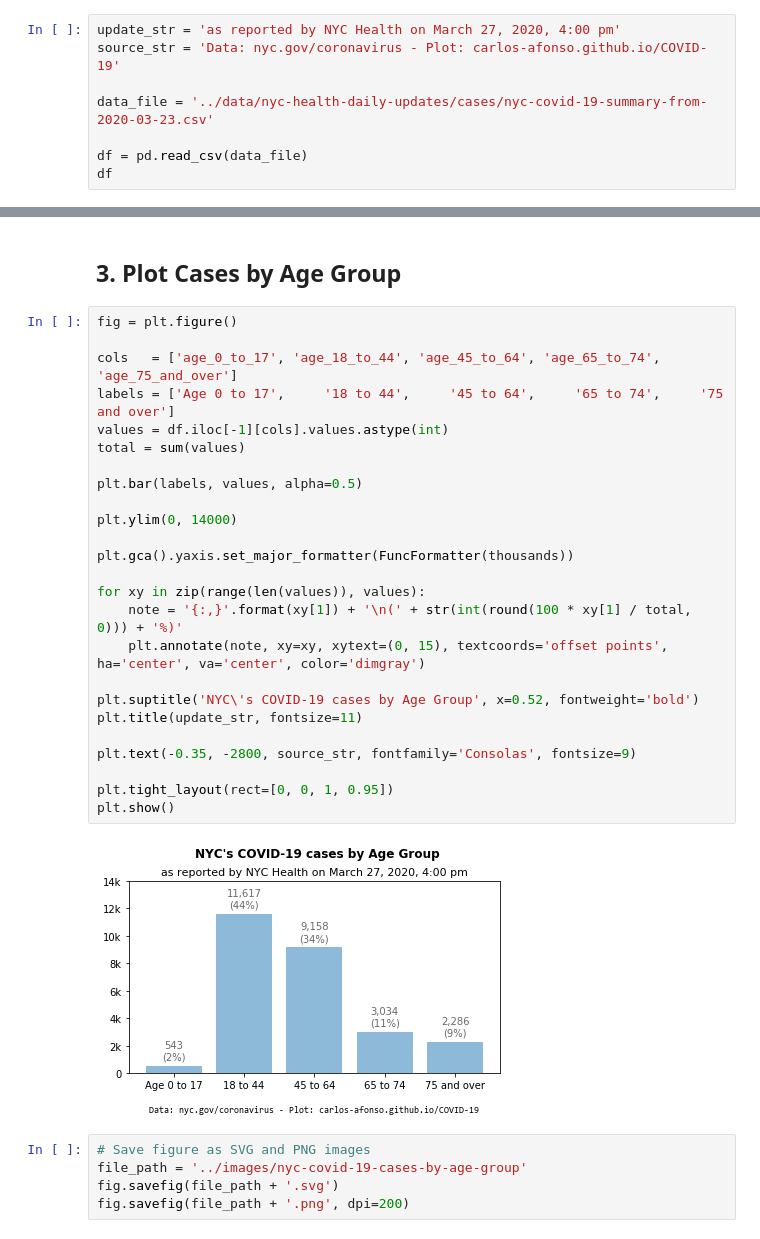
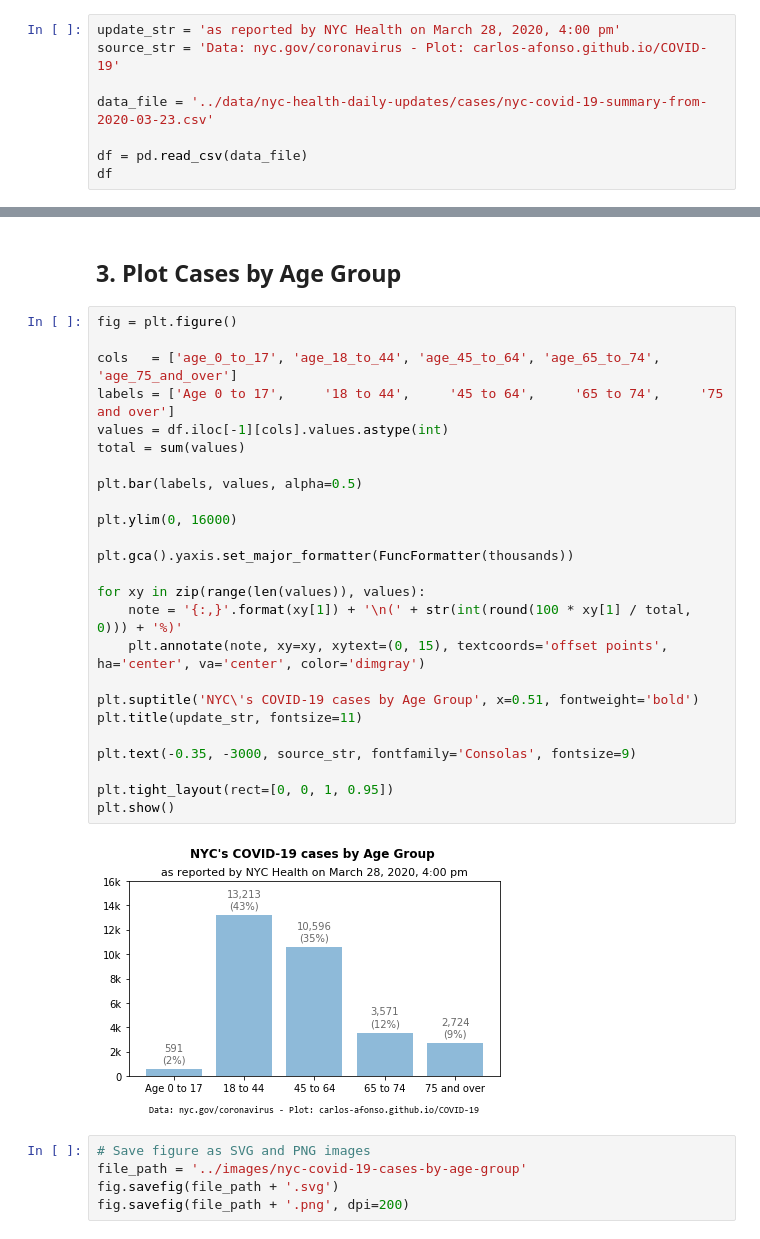
Before and after one commit to carlos-afonso/COVID-19, a Jupyter notebook: notebooks/nyc-covid-19-summary.ipynb, the cells around one changed output, grey strips where cells are left out. Cells and saved outputs as stored; diff of their text form.

```diff
--- a/notebooks/nyc-covid-19-summary.ipynb
+++ b/notebooks/nyc-covid-19-summary.ipynb
@@ -11,7 +11,7 @@ import pandas as pd
 # %% [markdown]
 ## 1. Read data
 # %%
-update_str = 'as reported by NYC Health on March 27, 2020, 4:00 pm'
+update_str = 'as reported by NYC Health on March 28, 2020, 4:00 pm'
 source_str = 'Data: nyc.gov/coronavirus - Plot: carlos-afonso.github.io/COVID-19'
 
 data_file = '../data/nyc-health-daily-updates/cases/nyc-covid-19-summary-from-2020-03-23.csv'
@@ -64,30 +65,30 @@ def thousands(x, pos):
 # %%
 fig = plt.figure()
 
 cols   = ['age_0_to_17', 'age_18_to_44', 'age_45_to_64', 'age_65_to_74', 'age_75_and_over']
 labels = ['Age 0 to 17',     '18 to 44',     '45 to 64',     '65 to 74',     '75 and over']
 values = df.iloc[-1][cols].values.astype(int)
 total = sum(values)
 
 plt.bar(labels, values, alpha=0.5)
 
-plt.ylim(0, 14000)
+plt.ylim(0, 16000)
 
 plt.gca().yaxis.set_major_formatter(FuncFormatter(thousands))
 
 for xy in zip(range(len(values)), values):
     note = '{:,}'.format(xy[1]) + '\n(' + str(int(round(100 * xy[1] / total, 0))) + '%)'
     plt.annotate(note, xy=xy, xytext=(0, 15), textcoords='offset points', ha='center', va='center', color='dimgray')
 
-plt.suptitle('NYC\'s COVID-19 cases by Age Group', x=0.52, fontweight='bold')
+plt.suptitle('NYC\'s COVID-19 cases by Age Group', x=0.51, fontweight='bold')
 plt.title(update_str, fontsize=11)
 
-plt.text(-0.35, -2800, source_str, fontfamily='Consolas', fontsize=9)
+plt.text(-0.35, -3000, source_str, fontfamily='Consolas', fontsize=9)
 
 plt.tight_layout(rect=[0, 0, 1, 0.95])
 plt.show()
 # %% [output]
-[figure, old version]
+[figure, new version]
 # %%
 # Save figure as SVG and PNG images
 file_path = '../images/nyc-covid-19-cases-by-age-group'
```
Also changed, not shown: parts of 4 cells of this notebook, 7 other files.
